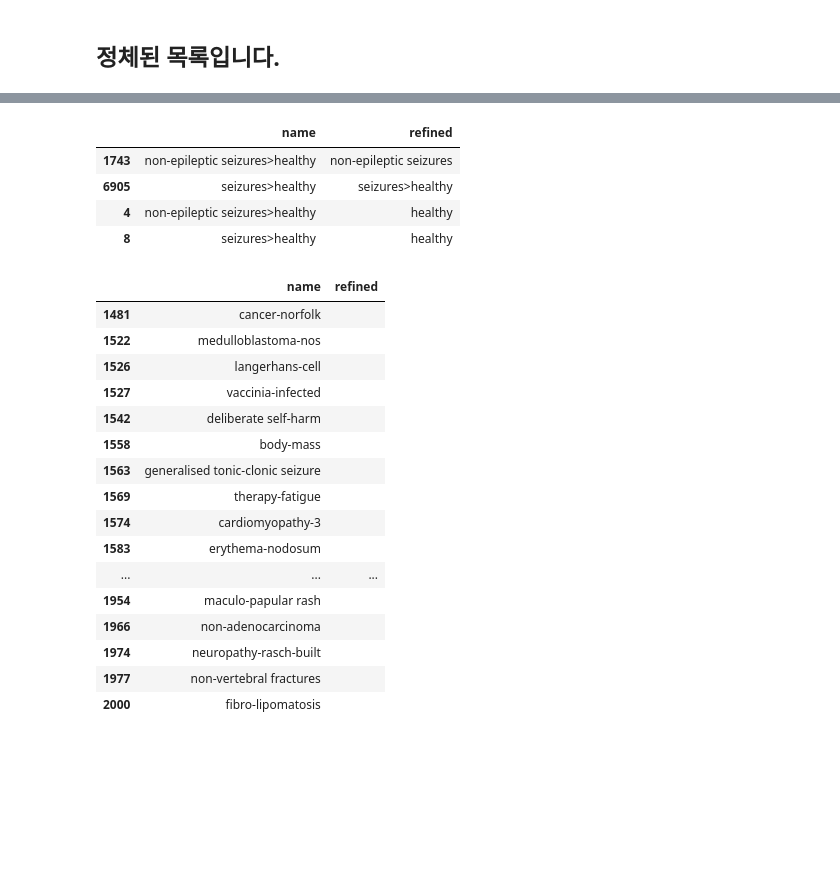
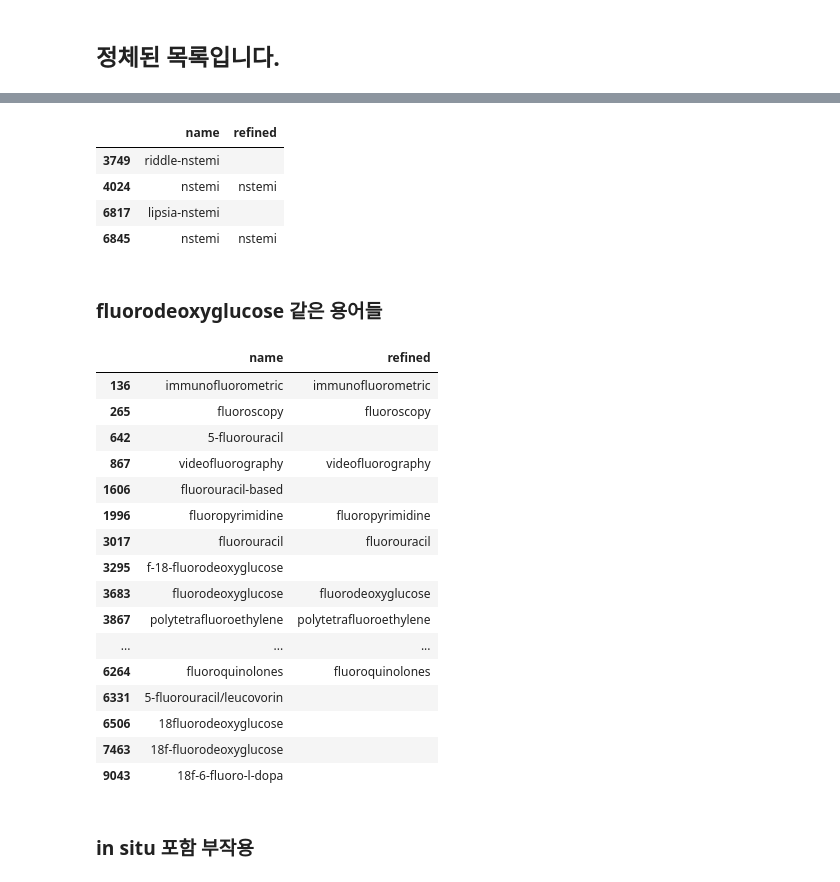
Before and after one commit to joyce04/NLP_N_Graph, a Jupyter notebook: preprocess_evaluate/ad_cleansing.ipynb, the cells around one changed output, grey strips where cells are left out. Saved outputs shown, nothing was run; the diff lists cells and outputs as text; code cells hidden in the pictures; blank space fills up the shorter version.

```diff
--- a/preprocess_evaluate/ad_cleansing.ipynb
+++ b/preprocess_evaluate/ad_cleansing.ipynb
@@ -105,8 +83,12 @@ ads.loc[ads.name.str.find('beverage')>=0]
 #### A. 부작용을 포함하고 있는 구절이 추출 된 경우, 부작용 외적인 단어들을 제거합니다
 # %%
 replace_with_space = ['<70%', '%', 'values)', '(', ')', '-1987', '-1993', ':', '±', '↑', 'australia-new',
-                     'scale-7', 'c-statistics', '-defined', '-derived', '-like', 'like', 'non-beverage',
-                     'scale-0', '-days', 'fluorine-18-labelled', '-specific', 'healthy']
+                     'scale-7', 'c-statistics', '-defined', '-derived', '-like', 'like', 'non-beverage', 'beverage',
+                     'scale-0', '-days', 'fluorine-18-labelled', '-specific', 'co-variate', '-guided', '≥2°',
+                     '≥1', 'composting', 'daids', 'decentralised', 'dmards', 'forage', 'full-scale', 'glues',
+                     'granger', 'greyscale', 'grey-scale', 'hanging', 'harvesting', 'immersed', 'invariably',
+                     '-guidance', 'lifelon', 'mwaura', 'naito', 'nesting', 'nomad', 'nonsystemi', '≥60', 'primers',
+                     'prohibited', 'sanger', '-1993', '<50']
 
 replace_ends_with = ['-related']
 # %%
@@ -157,7 +121,12 @@ ads.shape
 # %% [markdown]
 #### B. 약-부작용 관계를 나타는 것이 아닌 경우, 지웁니다
 # %%
-non_drug_ad_rel = ['-free', 'free-', ' free ', 'variable', 'wrong drug administered', 'exercise-induced'] #'non'
+non_drug_ad_rel = ['-free', 'free-', ' free ', 'variable', 'wrong drug administered', 'exercise-induced',
+                  'underdose', 'switch', 'massage', 'according', '-defining', 'arizona', 'controller', 'athletics',
+                  'atopics', 'average', 'bachelor', 'award', '—gasoline', 'cards', 'comer', 'consisting', 'consumer',
+                  'courage', 'covaria', 'coverage', 'dimers', 'distinguish', 'eavalues', 'emilia', 'multivaria',
+                  'nsaids', 'preexisting', 'reaches', 'recording', 'restaura', 'spain', 'standard', 'tactics',
+                  'tattoos', 'tasmania', 'telcagepant', 'testing', 'tragus', '<02'] #'non'
 
 rep = dict((re.escape(k), ' ') for k in non_drug_ad_rel)
 pattern = re.compile("|".join(rep.keys()))
@@ -196,0 +153,17 @@ ads.shape
+# %%
+for ind, ad in ads.iterrows():
+#     print(ad['name'].strip())
+    name = ad['name'].strip()
+    exact_mathing = dictionary.loc[dictionary.t_ad==name]
+
+    if len(exact_mathing)==0:
+        if name[0] in ['"', '.', ':', '-', '(', ')']:
+            name = name[1:]
+        if name[len(name)-1] in ['"', '.', ':', '-', '(', ')']:
+            name = name[:len(name)-1]
+#         print(name)
+
+        exact_mathing = dictionary.loc[dictionary.t_ad==name]
+
+    if len(exact_mathing)>0:
+        ads.loc[ind]['refined'] = name
@@ -291,7 +251,7 @@ ads.loc[ads.name.str.find('>')>=0]
 # %% [markdown]
 ### 앞 뒤의 -, . 제거
 # %%
-remove_list = ['.', '-related', '-', ':', '+', '–', ';', '%', 'time', 'invariably', '-associated']
+remove_list = ['.', '-related', '-', ':', '+', '–', ';', '%', 'time', 'invariably', '||']
 def preprocess(name):
     if name[0] in remove_list:
         name = name[1:len(name)]
@@ -409,28 +349,32 @@ ads[(ads['refined']=='') & (ads['name'].str.find('-')>=0)].shape
 # %%
-ads.loc[ads.name.str.find('healthy')>=0]
+ads[ads.name.str.find("nstemi")>=0]
 # %% [output]
 |  | name | refined |
-| 1743 | non-epileptic seizures>healthy | non-epileptic seizures |
-| 6905 | seizures>healthy | seizures>healthy |
-| 4 | non-epileptic seizures>healthy | healthy |
-| 8 | seizures>healthy | healthy |
+| 3749 | riddle-nstemi |  |
+| 4024 | nstemi | nstemi |
+| 6817 | lipsia-nstemi |  |
+| 6845 | nstemi | nstemi |
+# %% [markdown]
+### fluorodeoxyglucose 같은 용어들
 # %%
-ads[(ads['refined']=='') & (ads['name'].str.find('-')>=0)][150:200]
+ads[ads.name.str.find('fluoro')>=0]
 # %% [output]
 |  | name | refined |
-| 1481 | cancer-norfolk |  |
-| 1522 | medulloblastoma-nos |  |
-| 1526 | langerhans-cell |  |
-| 1527 | vaccinia-infected |  |
-| 1542 | deliberate self-harm |  |
-| 1558 | body-mass |  |
-| 1563 | generalised tonic-clonic seizure |  |
-| 1569 | therapy-fatigue |  |
-| 1574 | cardiomyopathy-3 |  |
-| 1583 | erythema-nodosum |  |
+| 136 | immunofluorometric | immunofluorometric |
+| 265 | fluoroscopy | fluoroscopy |
+| 642 | 5-fluorouracil |  |
+| 867 | videofluorography | videofluorography |
+| 1606 | fluorouracil-based |  |
+| 1996 | fluoropyrimidine | fluoropyrimidine |
+| 3017 | fluorouracil | fluorouracil |
+| 3295 | f-18-fluorodeoxyglucose |  |
+| 3683 | fluorodeoxyglucose | fluorodeoxyglucose |
+| 3867 | polytetrafluoroethylene | polytetrafluoroethylene |
 | ... | ... | ... |
-| 1954 | maculo-papular rash |  |
-| 1966 | non-adenocarcinoma |  |
-| 1974 | neuropathy-rasch-built |  |
-| 1977 | non-vertebral fractures |  |
-| 2000 | fibro-lipomatosis |  |
+| 6264 | fluoroquinolones | fluoroquinolones |
+| 6331 | 5-fluorouracil/leucovorin |  |
+| 6506 | 18fluorodeoxyglucose |  |
+| 7463 | 18f-fluorodeoxyglucose |  |
+| 9043 | 18f-6-fluoro-l-dopa |  |
+# %% [markdown]
+### in situ 포함 부작용
```
Also changed, not shown: parts of 34 cells of this notebook.
